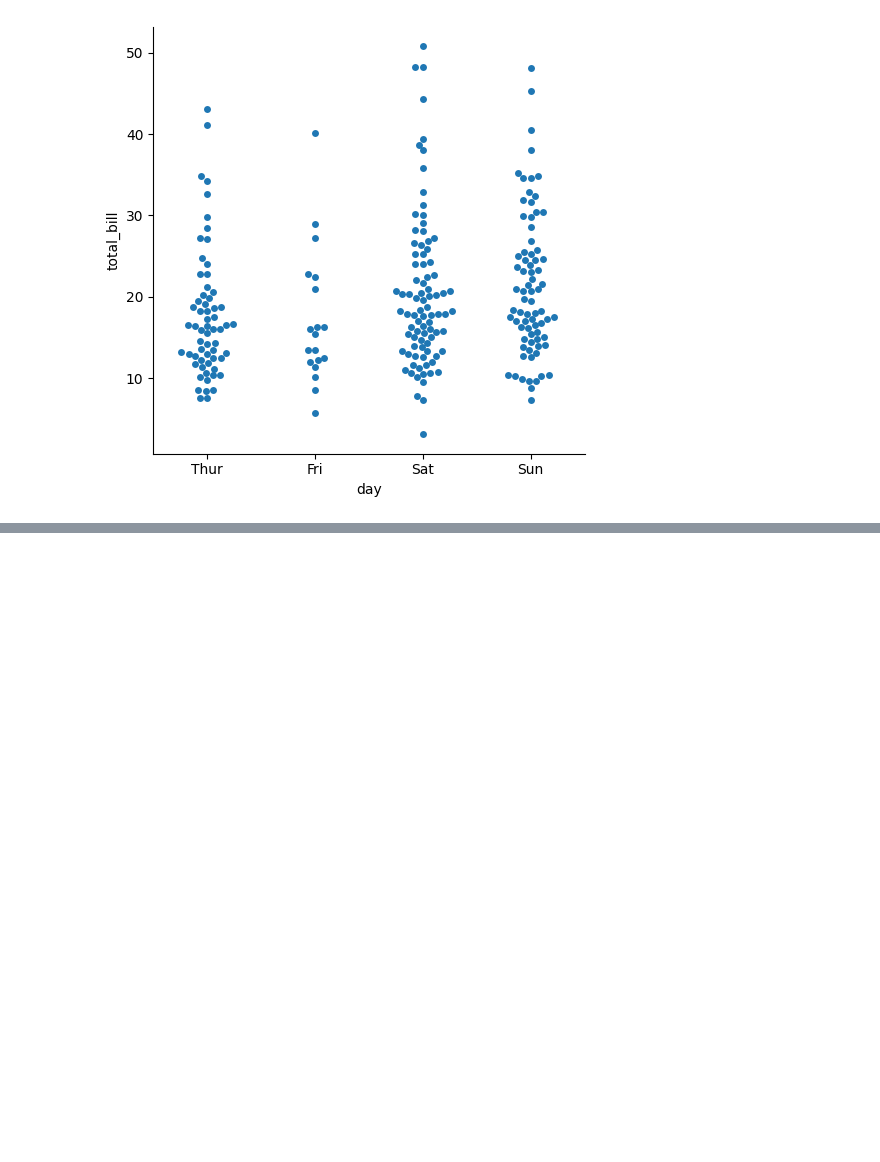
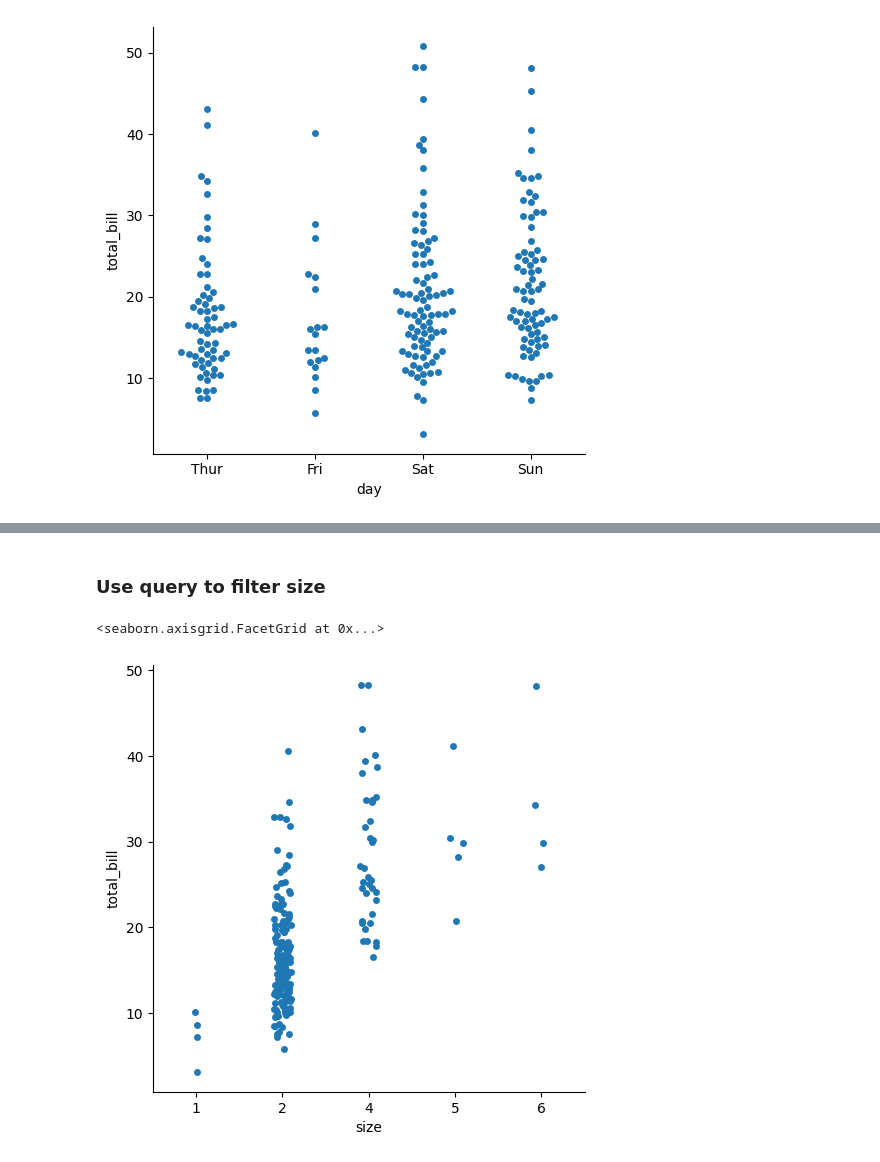
Before and after one commit to MuhammadTausif/PyComplete, a Jupyter notebook: seaborn/tutorial/categorical.ipynb, the cells around one changed output, grey strips where cells are left out. Cells and saved outputs as stored; diff of their text form; code cells hidden in the pictures; blank space fills up the shorter version.

```diff
--- a/seaborn/tutorial/categorical.ipynb
+++ b/seaborn/tutorial/categorical.ipynb
@@ -20,0 +35,7 @@ sns.catplot(data=tips, x="day", y="total_bill", kind="swarm")
+# %% [markdown]
+### Use query to filter size
+# %%
+sns.catplot(data=tips.query("size != 3"), x="size", y="total_bill")
+# %% [output]
+<seaborn.axisgrid.FacetGrid at 0x...>
+[figure, added]
```
Also changed, not shown: parts of 32 cells of this notebook.
